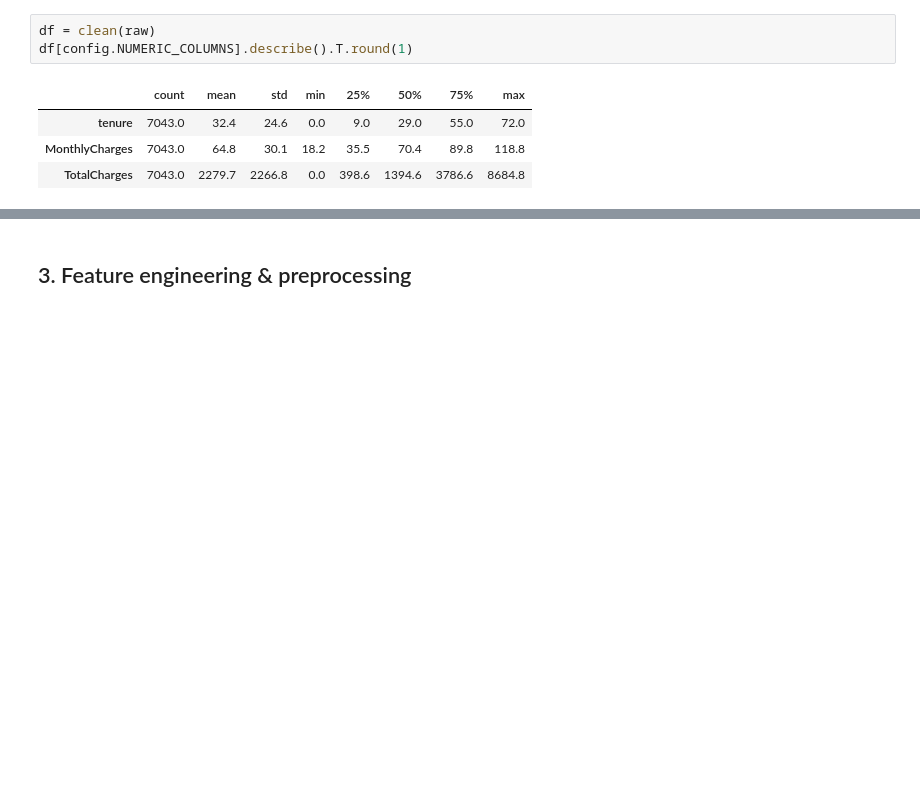
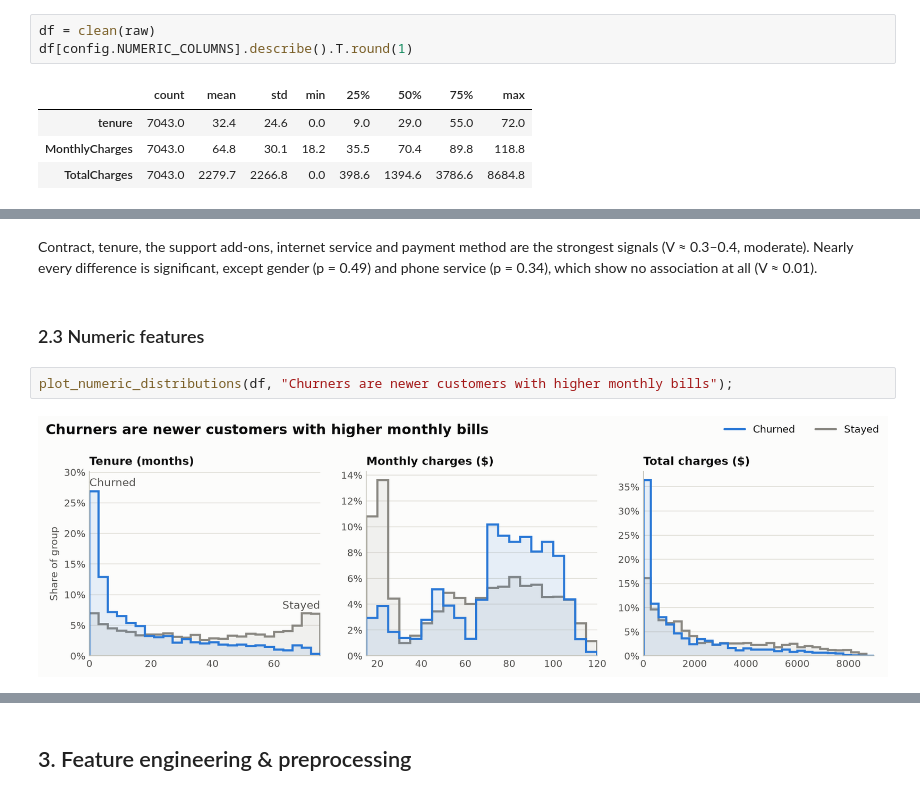
Before and after one commit to aljazfrancic/churn, a Jupyter notebook: churn_prediction.ipynb, the cells around one changed output, grey strips where cells are left out. Drawn from its saved outputs; the diff is of its cells as text; blank space fills up the shorter version.

```diff
--- a/churn_prediction.ipynb
+++ b/churn_prediction.ipynb
@@ -95,0 +186,8 @@ df[config.NUMERIC_COLUMNS].describe().T.round(1)
+# %% [markdown]
+Contract, tenure, the support add-ons, internet service and payment method are the strongest signals (V ≈ 0.3–0.4, moderate). Nearly every difference is significant, except gender (p = 0.49) and phone service (p = 0.34), which show no association at all (V ≈ 0.01).
+# %% [markdown]
+### 2.3 Numeric features
+# %%
+plot_numeric_distributions(df, "Churners are newer customers with higher monthly bills");
+# %% [output]
+[figure, added]
```
Also changed, not shown: parts of 21 cells of this notebook, 4 other files.
